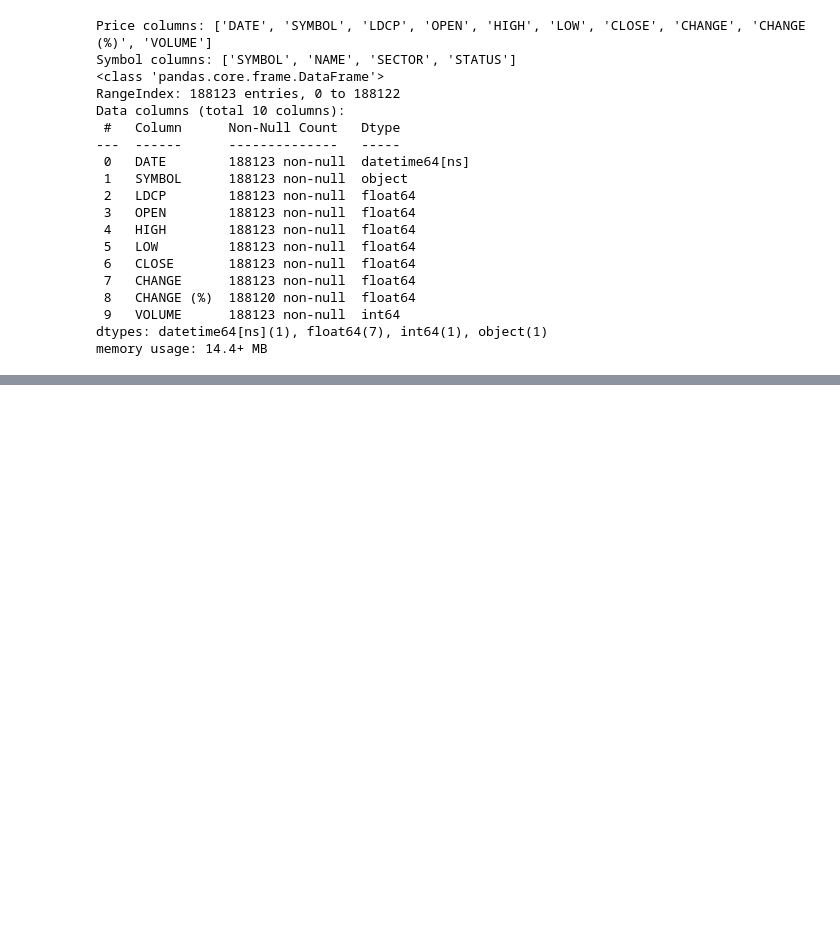
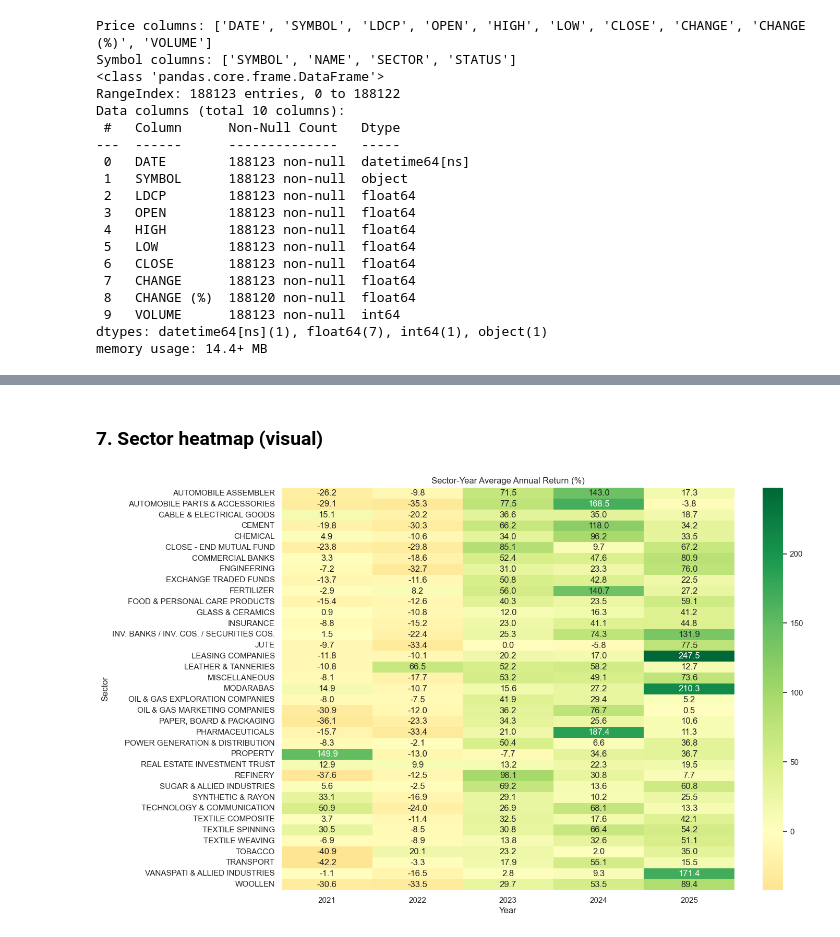
Before and after one commit to farhanhaider95/StockMarketTrendSystem, a Jupyter notebook: Final_Notebook.ipynb, the cells around one changed output, grey strips where cells are left out. Cells and saved outputs as stored; diff of their text form; code cells hidden in the pictures; blank space fills up the shorter version.

```diff
--- a/Final_Notebook.ipynb
+++ b/Final_Notebook.ipynb
@@ -98,0 +129,8 @@ memory usage: 14.4+ MB
+# %%
+# Derived columns ---
+df['RET'] = df.groupby('SYMBOL')['CLOSE'].pct_change()
+df['LOG_RET'] = np.log(df['CLOSE']) - np.log(df['CLOSE'].shift(1))
+df['YEAR'] = df['DATE'].dt.year
+df['MONTH'] = df['DATE'].dt.month
+df['DAY'] = df['DATE'].dt.day
+df.head()
@@ -98,0 +181,15 @@ memory usage: 14.4+ MB
+# %%
+# Yearly returns & sector aggregation ---
+def compute_yearly_returns(df):
+    out = df.sort_values('DATE').groupby(['SYMBOL','YEAR'])['CLOSE'].agg(first='first', last='last').reset_index()
+    out['ANNUAL_RETURN'] = out['last'] / out['first'] - 1
+    return out
+
+yearly = compute_yearly_returns(df)
+sym_sector = df[['SYMBOL','SECTOR']].drop_duplicates(subset=['SYMBOL'])
+yearly = yearly.merge(sym_sector, on='SYMBOL', how='left')
+sector_year = yearly.groupby(['SECTOR','YEAR'])['ANNUAL_RETURN'].mean().reset_index()
+pivot_sector_year = sector_year.pivot(index='SECTOR', columns='YEAR', values='ANNUAL_RETURN').fillna(0)
+
+# Show table
+pivot_sector_year.head(20)
@@ -98,0 +215,11 @@ memory usage: 14.4+ MB
+# %% [markdown]
+### 7. Sector heatmap (visual)
+# %%
+# Sector × Year heatmap ---
+plt.figure(figsize=(14,10))
+sns.heatmap(pivot_sector_year*100, annot=True, fmt=".1f", cmap='RdYlGn', center=0)
+plt.title('Sector-Year Average Annual Return (%)')
+plt.xlabel('Year'); plt.ylabel('Sector')
+plt.show()
+# %% [output]
+[figure, added]
```
Also changed, not shown: parts of 18 cells of this notebook, 1 other file.
